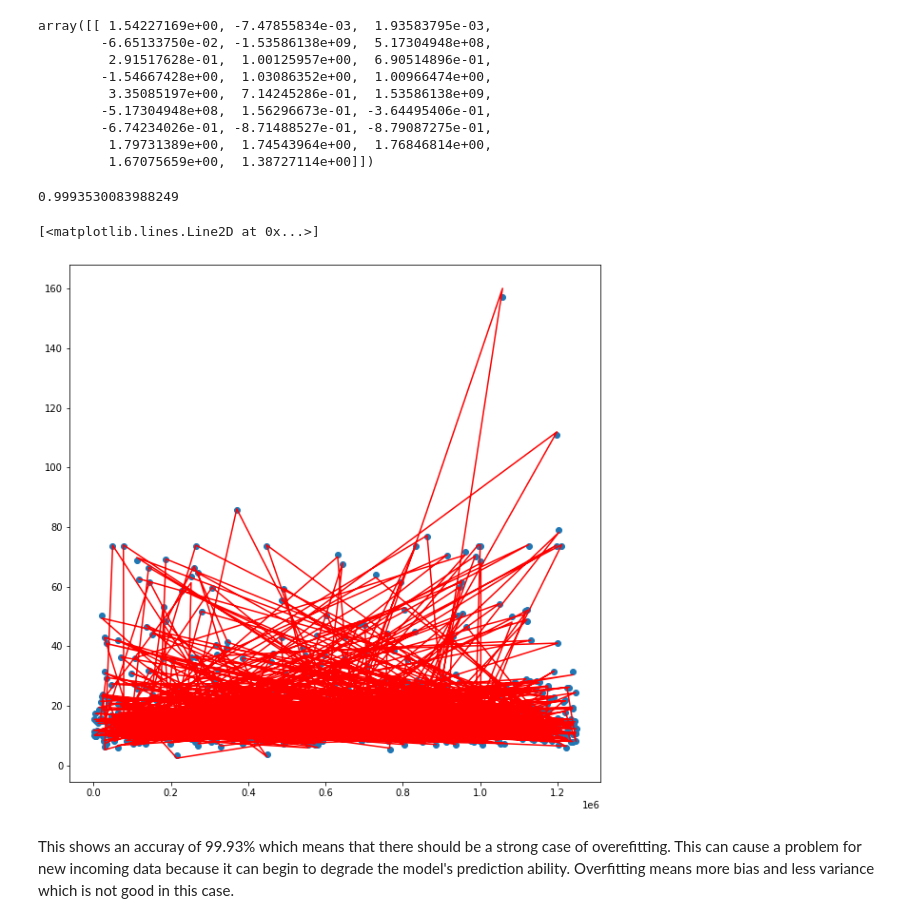
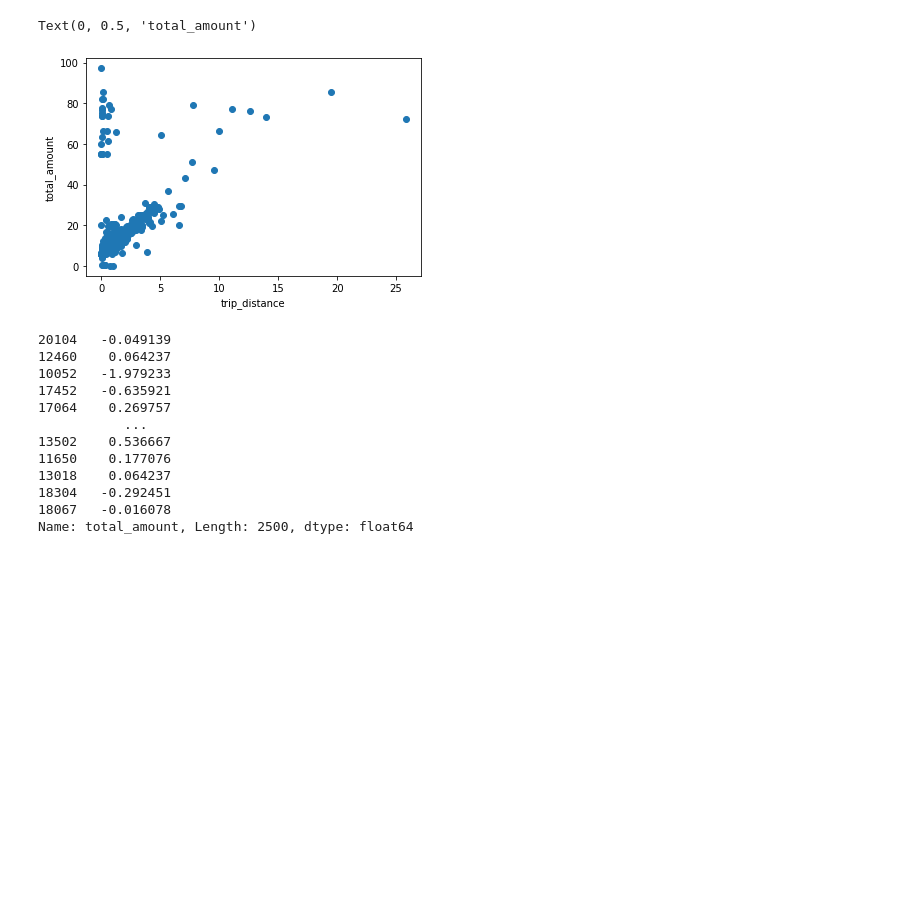
Before and after one commit to loalberto/Springboard-DataScienceCapstone2, a Jupyter notebook: Testing_Taxi_data.ipynb, the cells around one changed output. Drawn from its saved outputs; the diff is of its cells as text; code cells hidden in the pictures; blank space fills up the shorter version.

Commit message:
Added res plots

```diff
--- a/Testing_Taxi_data.ipynb
+++ b/Testing_Taxi_data.ipynb
@@ -50,0 +17,4 @@ X = df.drop(['total_amount'], axis=1)
+# %%
+for df in df_itr:
+    break
+df
@@ -50,0 +35,6 @@ X = df.drop(['total_amount'], axis=1)
+# %%
+x_name = 'trip_distance'
+y_name = 'total_amount'
+# %%
+x_trip_distance = df[x_name]
+x_trip_distance
@@ -50,0 +54,3 @@ X = df.drop(['total_amount'], axis=1)
+# %%
+y_total_amount = df[y_name]
+y_total_amount
@@ -51,32 +70,27 @@ X = df.drop(['total_amount'], axis=1)
+# %%
+plt.scatter(x_trip_distance, y_total_amount)
+plt.xlabel(x_name)
+plt.ylabel(y_name)
+# %% [output]
+Text(0, 0.5, 'total_amount')
+[figure, added]
 # %%
-X_train, X_test, y_train, y_test = train_test_split(X, y, test_size = 0.2, random_state=42)
+X_train, X_test, y_train, y_test = train_test_split(pd.DataFrame(x_trip_distance), y_total_amount)
 linreg = LinearRegression()
 linreg.fit(X_train, y_train)
-linreg.coef_
+y_pred = linreg.predict(X_test)
+residual = y_test - y_pred
+residual
 # %% [output]
-array([[ 1.54227169e+00, -7.47855834e-03,  1.93583795e-03,
-        -6.65133750e-02, -1.53586138e+09,  5.17304948e+08,
-         2.91517628e-01,  1.00125957e+00,  6.90514896e-01,
-        -1.54667428e+00,  1.03086352e+00,  1.00966474e+00,
-         3.35085197e+00,  7.14245286e-01,  1.53586138e+09,
-        -5.17304948e+08,  1.56296673e-01, -3.64495406e-01,
-        -6.74234026e-01, -8.71488527e-01, -8.79087275e-01,
-         1.79731389e+00,  1.74543964e+00,  1.76846814e+00,
-         1.67075659e+00,  1.38727114e+00]])
+20104   -0.049139
+12460    0.064237
+10052   -1.979233
+17452   -0.635921
+17064    0.269757
+           ...
+13502    0.536667
+11650    0.177076
+13018    0.064237
+18304   -0.292451
+18067   -0.016078
+Name: total_amount, Length: 2500, dtype: float64
-# %%
-print(linreg.score(X_test, y_test))
-y_pred = linreg.predict(X_test)
-# %% [output]
-0.9993530083988249
-# %%
-index = random.sample(range(0, len(y_pred)), 1000)
-y_pred_sample = y_pred[index]
-y_test_sample = y_test.iloc[index, 0]
-plt.figure(figsize=(10, 10))
-plt.scatter(index, y_test_sample)
-plt.plot(index, y_pred_sample, c='red')
-# %% [output]
-[<matplotlib.lines.Line2D at 0x...>]
-[figure, removed]
-# %% [markdown]
-This shows an accuray of 99.93% which means that there should be a strong case of overefitting. This can cause a problem for new incoming data because it can begin to degrade the model's prediction ability. Overfitting means more bias and less variance which is not good in this case.
```
Also changed, not shown: parts of 12 cells of this notebook.
